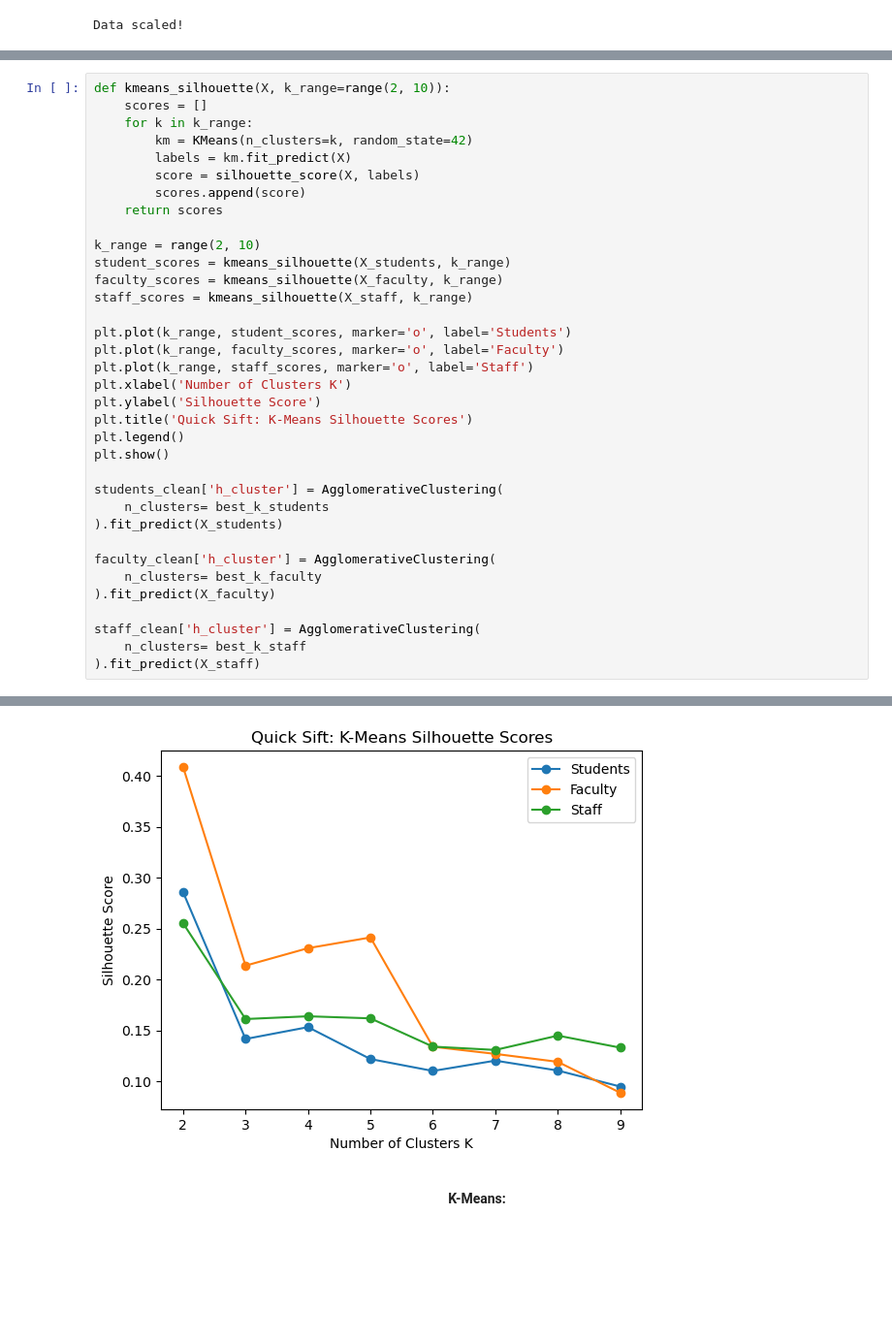
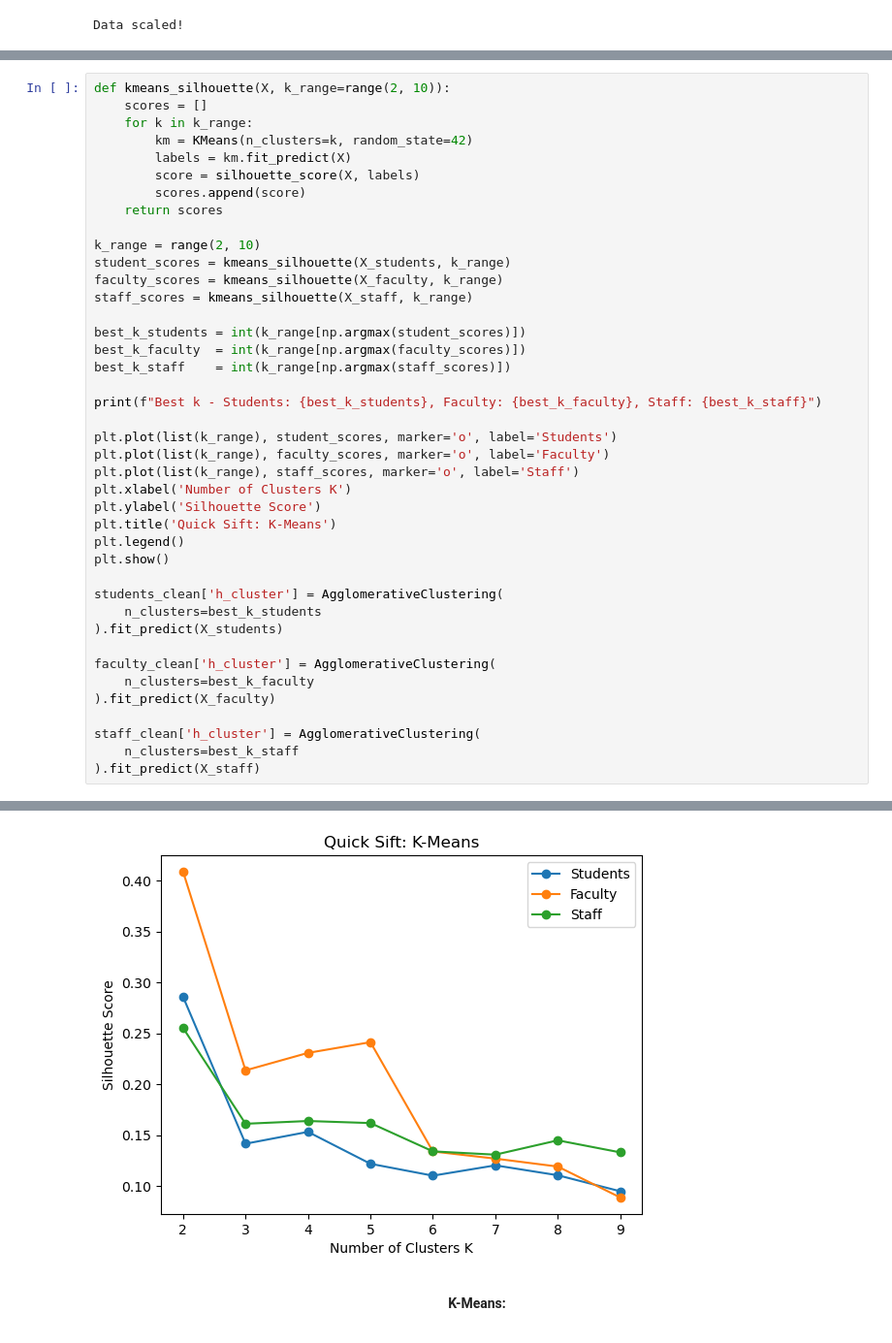
Before and after one commit to sangabrielstephanie/MachineLearningProject-TrinityWellbeing, a Jupyter notebook: Machine Learning Project - Stephanie Sangabriel.ipynb, the cells around one changed output, grey strips where cells are left out. Shown at 97% size. Saved outputs shown, nothing was run; the diff lists cells and outputs as text; blank space fills up the shorter version.

```diff
--- a/Machine Learning Project - Stephanie Sangabriel.ipynb
+++ b/Machine Learning Project - Stephanie Sangabriel.ipynb
@@ -257,24 +257,30 @@ student_scores = kmeans_silhouette(X_students, k_range)
 faculty_scores = kmeans_silhouette(X_faculty, k_range)
 staff_scores = kmeans_silhouette(X_staff, k_range)
 
-plt.plot(k_range, student_scores, marker='o', label='Students')
-plt.plot(k_range, faculty_scores, marker='o', label='Faculty')
-plt.plot(k_range, staff_scores, marker='o', label='Staff')
+best_k_students = int(k_range[np.argmax(student_scores)])
+best_k_faculty  = int(k_range[np.argmax(faculty_scores)])
+best_k_staff    = int(k_range[np.argmax(staff_scores)])
+
+print(f"Best k - Students: {best_k_students}, Faculty: {best_k_faculty}, Staff: {best_k_staff}")
+
+plt.plot(list(k_range), student_scores, marker='o', label='Students')
+plt.plot(list(k_range), faculty_scores, marker='o', label='Faculty')
+plt.plot(list(k_range), staff_scores, marker='o', label='Staff')
 plt.xlabel('Number of Clusters K')
 plt.ylabel('Silhouette Score')
-plt.title('Quick Sift: K-Means Silhouette Scores')
+plt.title('Quick Sift: K-Means')
 plt.legend()
 plt.show()
 
 students_clean['h_cluster'] = AgglomerativeClustering(
-    n_clusters= best_k_students
+    n_clusters=best_k_students
 ).fit_predict(X_students)
 
 faculty_clean['h_cluster'] = AgglomerativeClustering(
-    n_clusters= best_k_faculty
+    n_clusters=best_k_faculty
 ).fit_predict(X_faculty)
 
 staff_clean['h_cluster'] = AgglomerativeClustering(
-    n_clusters= best_k_staff
+    n_clusters=best_k_staff
 ).fit_predict(X_staff)
 # %% [output]
@@ -281,4 +288,4 @@ staff_clean['h_cluster'] = AgglomerativeClustering(
-[figure, old version]
+[figure, new version]
 # %% [markdown]
 **<p style="text-align:center;">K-Means:</p>**
 # %% [markdown]
```
Also changed, not shown: parts of 4 cells of this notebook.
